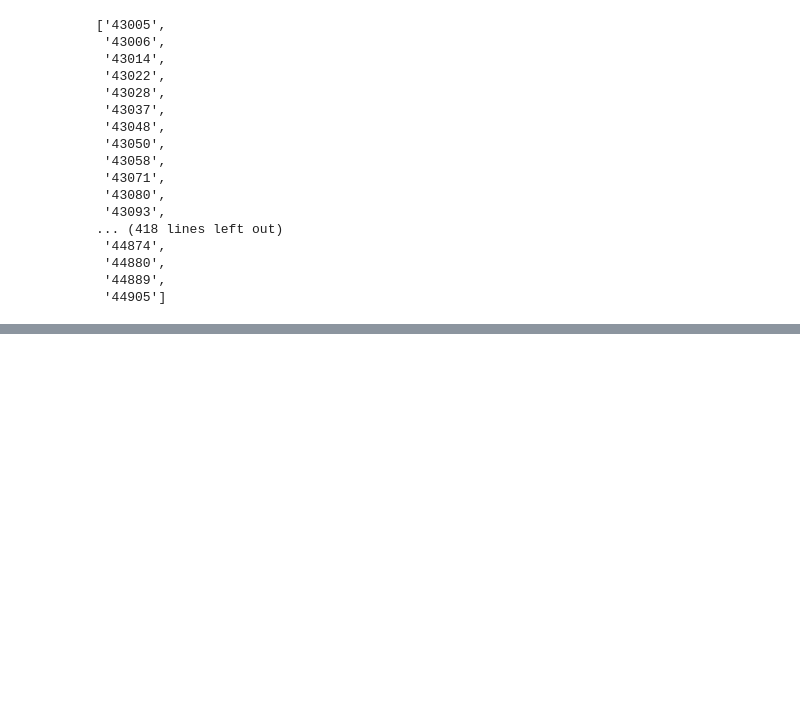
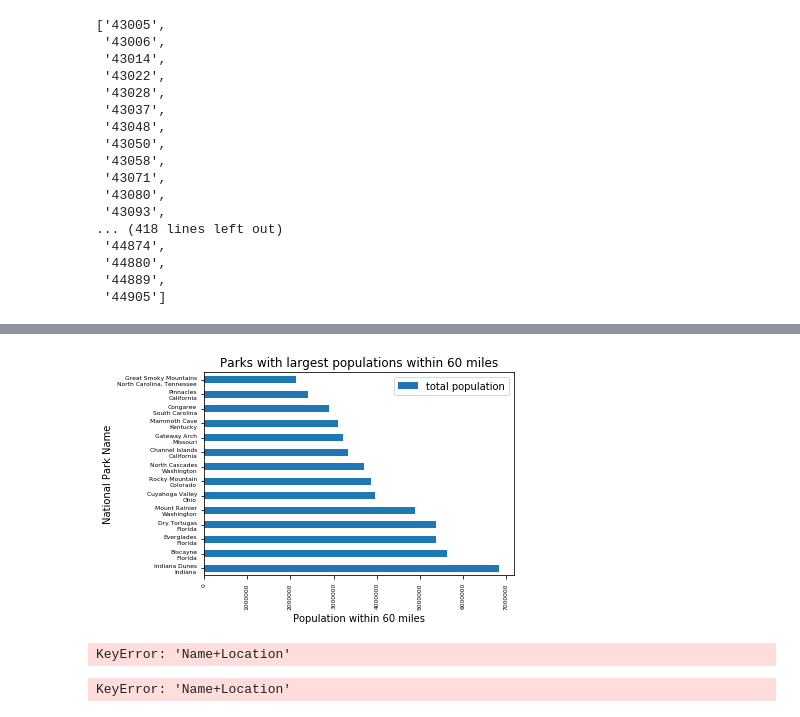
Before and after one commit to theaddies/bootcamp_project_1, a Jupyter notebook: NP_zip_code_radius.ipynb, the cells around one changed output, grey strips where cells are left out. Drawn from its saved outputs; the diff is of its cells as text; code cells hidden in the pictures; blank space fills up the shorter version.

Commit message:
lots of graphs and data sets tidied up

```diff
--- a/NP_zip_code_radius.ipynb
+++ b/NP_zip_code_radius.ipynb
@@ -60,0 +135,18 @@ in_radius
+# %%
+for i in range(1,len(zip_code_pop_df)):
+    zip_code_pop_df.loc[i,'Zipcode'] = (5 - len(str(zip_code_pop_df.loc[i,'Zipcode']))) * '0' + str(zip_code_pop_df.loc[i,'Zipcode'])
+# %%
+for park_zip_code in park_zip_code_population['postalCode']:
+    total_pop = 0
+    zcdb = ZipCodeDatabase()
+    in_radius = [z.zip for z in zcdb.get_zipcodes_around_radius(park_zip_code, 60)] # ('ZIP', radius in miles)
+    park_zip_code_population.at[park_zip_code_population.loc[ park_zip_code_population['postalCode'] == park_zip_code].index.values[0], 'list of postal codes'] = in_radius
+    park_zip_code_population.loc[ park_zip_code_population['postalCode'] == park_zip_code, 'count_of_postCodes'] = len(in_radius)
+    for zipcode in in_radius:
+        print(zipcode)
+        try:
+            value = zip_code_pop_df.loc[zip_code_pop_df['Zipcode'] == zipcode, 'Total_POP'].values[0]
+        except IndexError:
+            value = 0
+        total_pop = total_pop + value
+    park_zip_code_population.loc[ park_zip_code_population['postalCode'] == park_zip_code, 'total population'] = total_pop
@@ -60,0 +216,2 @@ in_radius
+# %%
+park_zip_code_population.sort_values(by = 'total population', inplace = True, ascending = False)
@@ -60,0 +220,2 @@ in_radius
+# %%
+park_zip_code_population['Name+Location'] = park_zip_code_population['Name'] + '\n'  + park_zip_code_population['Location']
@@ -60,0 +224,27 @@ in_radius
+# %%
+ax1 = park_zip_code_population[0:14].plot(x = 'Name+Location', y = 'total population' , kind = 'barh', title = 'Parks with largest populations within 60 miles', fontsize = 6)
+plt.xticks(rotation = 90)
+ax1.set_xlabel('Population within 60 miles')
+ax1.set_ylabel('National Park Name')
+plt.savefig('./data_summary/parks_with_largest_populations.png', bbox_inches='tight')
+plt.tight_layout()
+# %% [output]
+[figure, added]
+# %%
+ax1 = park_zip_code_recreation[0:14].plot(x = 'Name+Location', y = 'Recreation visitors' , kind = 'barh', title = 'Parks with most visitors (2019)', fontsize = 6)
+plt.xticks(rotation = 90)
+ax1.set_xlabel('# of park visitors')
+ax1.set_ylabel('National Park Name')
+plt.savefig('./data_summary/parks_with_most_visitors.png', bbox_inches='tight')
+plt.tight_layout()
+# %% [output]
+KeyError: 'Name+Location'
+# %%
+ax1 = park_zip_code_recreation[-15:-1].plot(x = 'Name+Location', y = 'Recreation visitors' , kind = 'barh', title = 'Parks with fewest visitors (2019)', fontsize = 6)
+plt.xticks(rotation = 90)
+ax1.set_xlabel('# of park visitors')
+ax1.set_ylabel('National Park Name')
+plt.savefig('./data_summary/parks_with_least_visitors.png', bbox_inches='tight')
+plt.tight_layout()
+# %% [output]
+KeyError: 'Name+Location'
```
Also changed, not shown: parts of 19 cells of this notebook, 9 other files.
